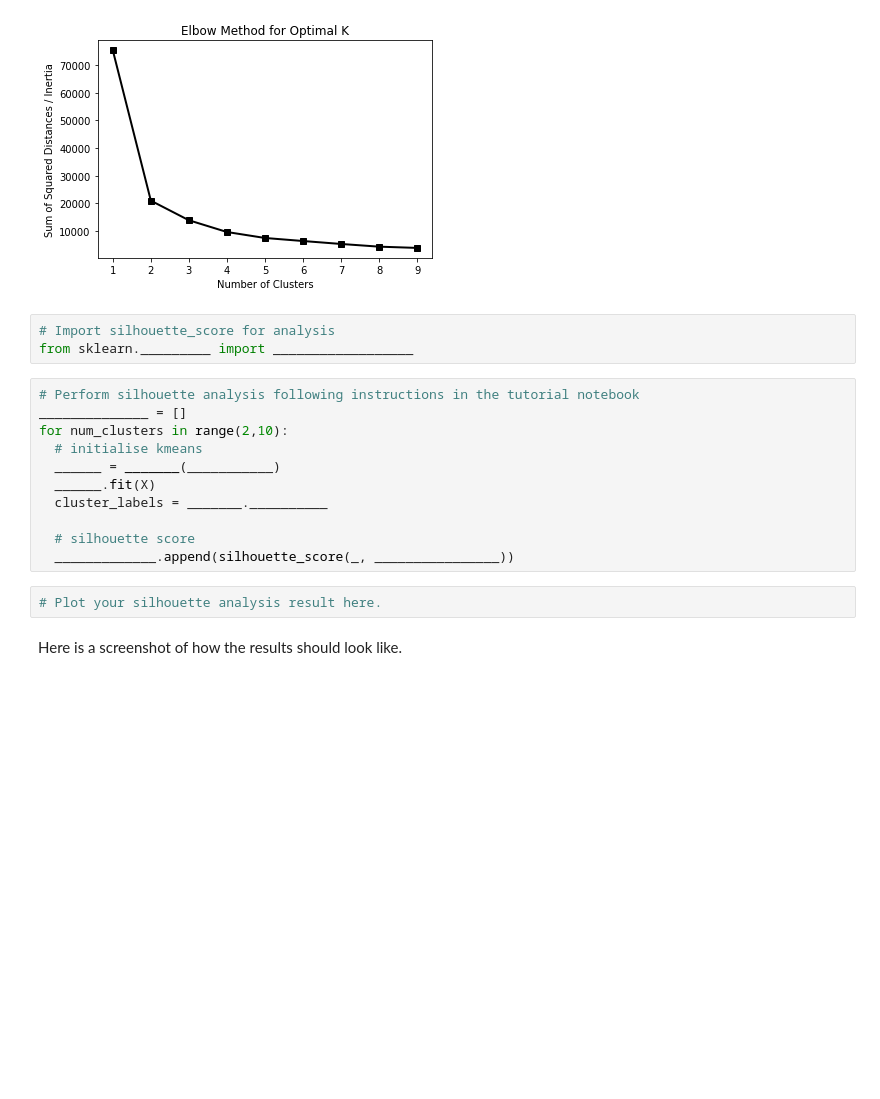
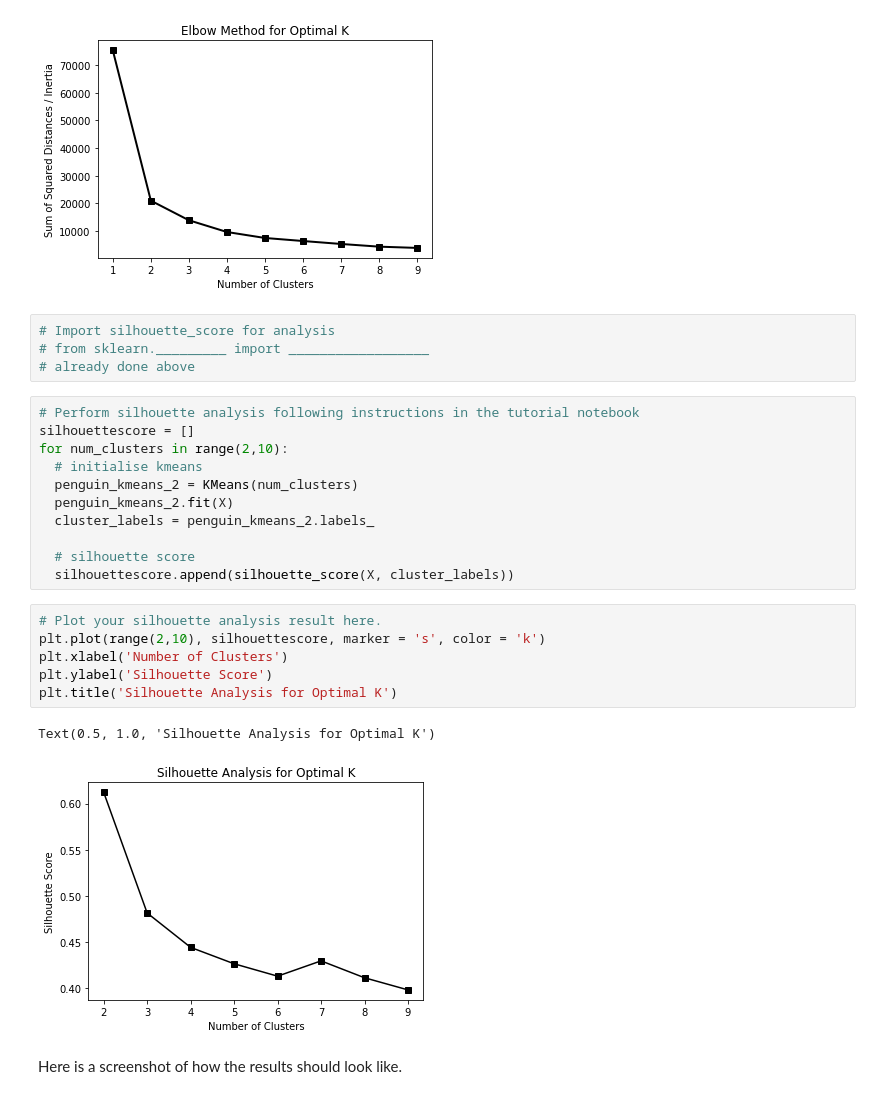
Before and after one commit to ocallaghanm/2022_Intro_Python, a Jupyter notebook: Exercises/W4_S1.ipynb, the cells around one changed output. Cells and saved outputs as stored; diff of their text form; blank space fills up the shorter version.

```diff
--- a/Exercises/W4_S1.ipynb
+++ b/Exercises/W4_S1.ipynb
@@ -132,20 +161,28 @@ This is what your TA got after filling in and running the code above.
 ![plot1.png](embedded-picture-1)
 # %%
 # Import silhouette_score for analysis
-from sklearn._________ import __________________
+# from sklearn._________ import __________________
+# already done above
 # %%
 # Perform silhouette analysis following instructions in the tutorial notebook
-______________ = []
+silhouettescore = []
 for num_clusters in range(2,10):
   # initialise kmeans
-  ______ = _______(___________)
-  ______.fit(X)
-  cluster_labels = _______.__________
+  penguin_kmeans_2 = KMeans(num_clusters)
+  penguin_kmeans_2.fit(X)
+  cluster_labels = penguin_kmeans_2.labels_
 
   # silhouette score
-  _____________.append(silhouette_score(_, ________________))
+  silhouettescore.append(silhouette_score(X, cluster_labels))
-# %%
-# Plot your silhouette analysis result here.
+# %%
+# Plot your silhouette analysis result here.
+plt.plot(range(2,10), silhouettescore, marker = 's', color = 'k')
+plt.xlabel('Number of Clusters')
+plt.ylabel('Silhouette Score')
+plt.title('Silhouette Analysis for Optimal K')
+# %% [output]
+Text(0.5, 1.0, 'Silhouette Analysis for Optimal K')
+[figure, added]
 # %% [markdown]
 Here is a screenshot of how the results should look like.
 # %% [markdown]
```
Also changed, not shown: parts of 12 cells of this notebook.
